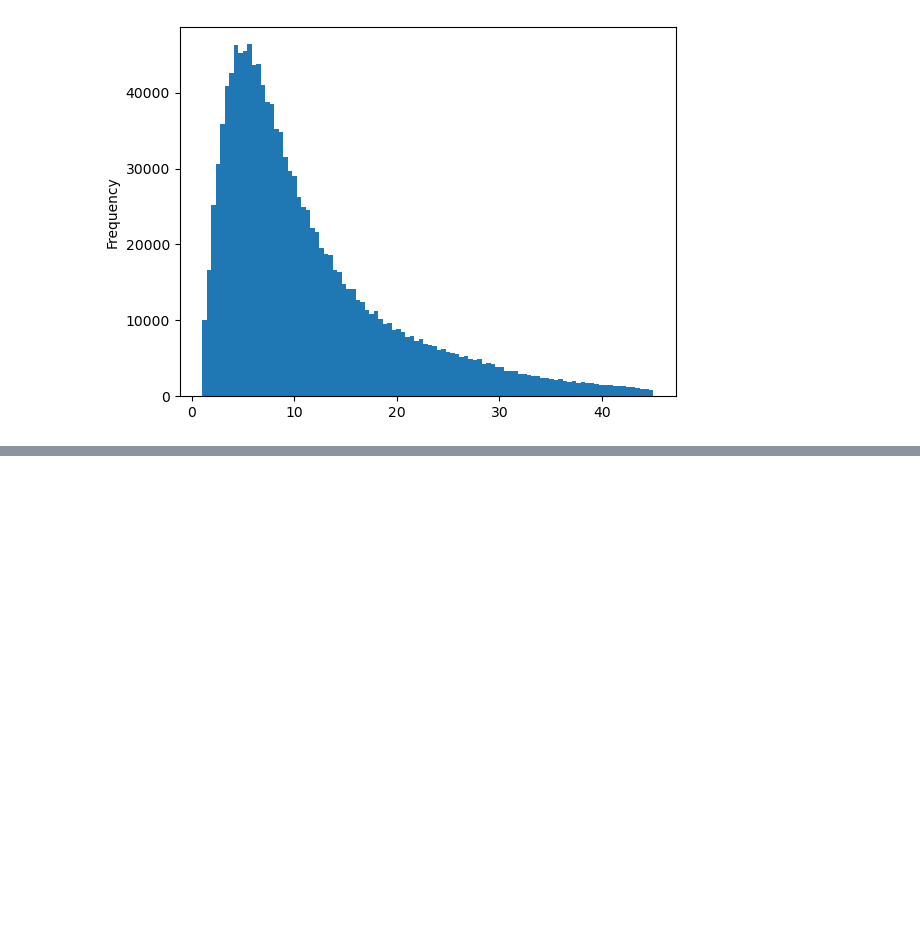
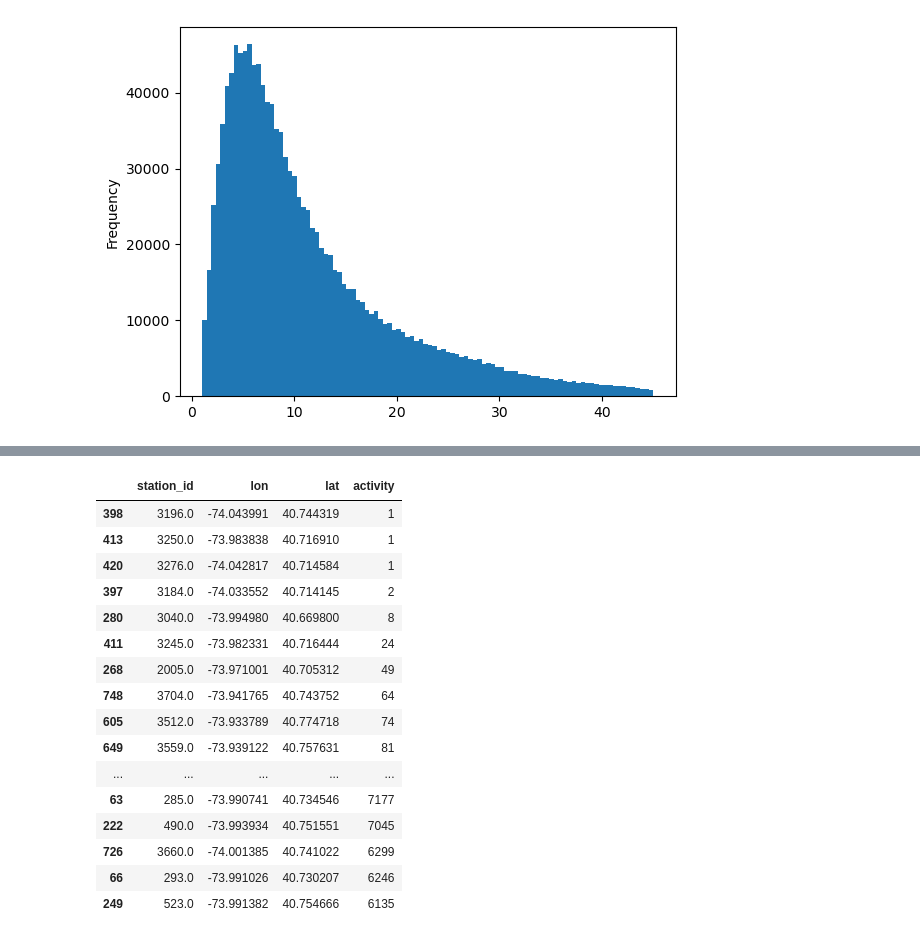
Before and after one commit to AdrianHauser/Advanced-Spatial-Analysis-II, a Jupyter notebook: Data_Challenge.ipynb, the cells around one changed output, grey strips where cells are left out. Cells and saved outputs as stored; diff of their text form; code cells hidden in the pictures; blank space fills up the shorter version.

```diff
--- a/Data_Challenge.ipynb
+++ b/Data_Challenge.ipynb
@@ -193,3 +204,23 @@ stations_count = stations.groupby(['station_id', 'lon', 'lat']).size().to_frame(
 stations_active = stations_count.nsmallest(10, 'activity')
 stations_active = pd.concat([stations_active, stations_count.nlargest(10, 'activity')])
+# %%
+stations_active
+# %% [output]
+|  | station_id | lon | lat | activity |
+| 398 | 3196.0 | -74.043991 | 40.744319 | 1 |
+| 413 | 3250.0 | -73.983838 | 40.716910 | 1 |
+| 420 | 3276.0 | -74.042817 | 40.714584 | 1 |
+| 397 | 3184.0 | -74.033552 | 40.714145 | 2 |
+| 280 | 3040.0 | -73.994980 | 40.669800 | 8 |
+| 411 | 3245.0 | -73.982331 | 40.716444 | 24 |
+| 268 | 2005.0 | -73.971001 | 40.705312 | 49 |
+| 748 | 3704.0 | -73.941765 | 40.743752 | 64 |
+| 605 | 3512.0 | -73.933789 | 40.774718 | 74 |
+| 649 | 3559.0 | -73.939122 | 40.757631 | 81 |
+| ... | ... | ... | ... | ... |
+| 63 | 285.0 | -73.990741 | 40.734546 | 7177 |
+| 222 | 490.0 | -73.993934 | 40.751551 | 7045 |
+| 726 | 3660.0 | -74.001385 | 40.741022 | 6299 |
+| 66 | 293.0 | -73.991026 | 40.730207 | 6246 |
+| 249 | 523.0 | -73.991382 | 40.754666 | 6135 |
 # %%
```
Also changed, not shown: parts of 15 cells of this notebook.
